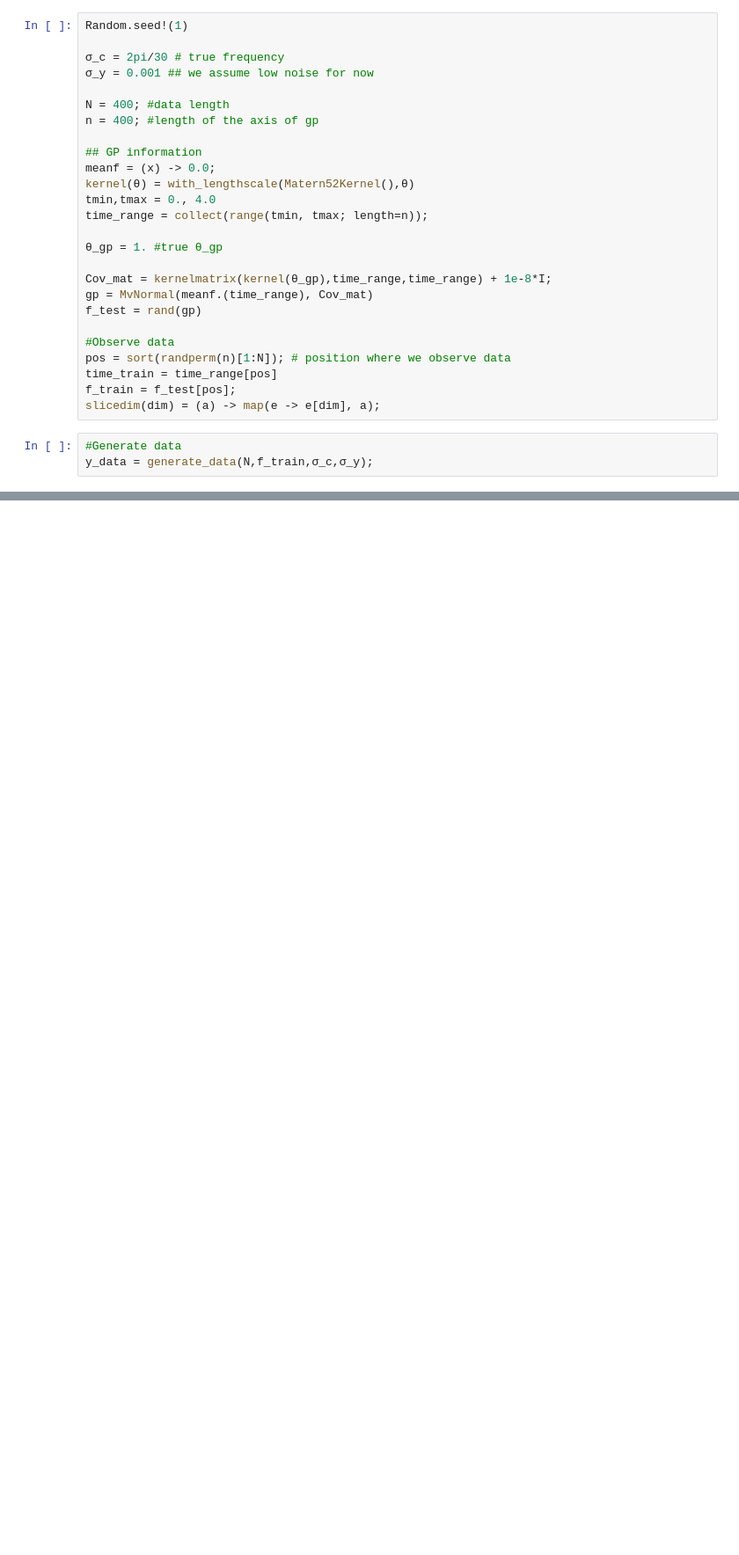
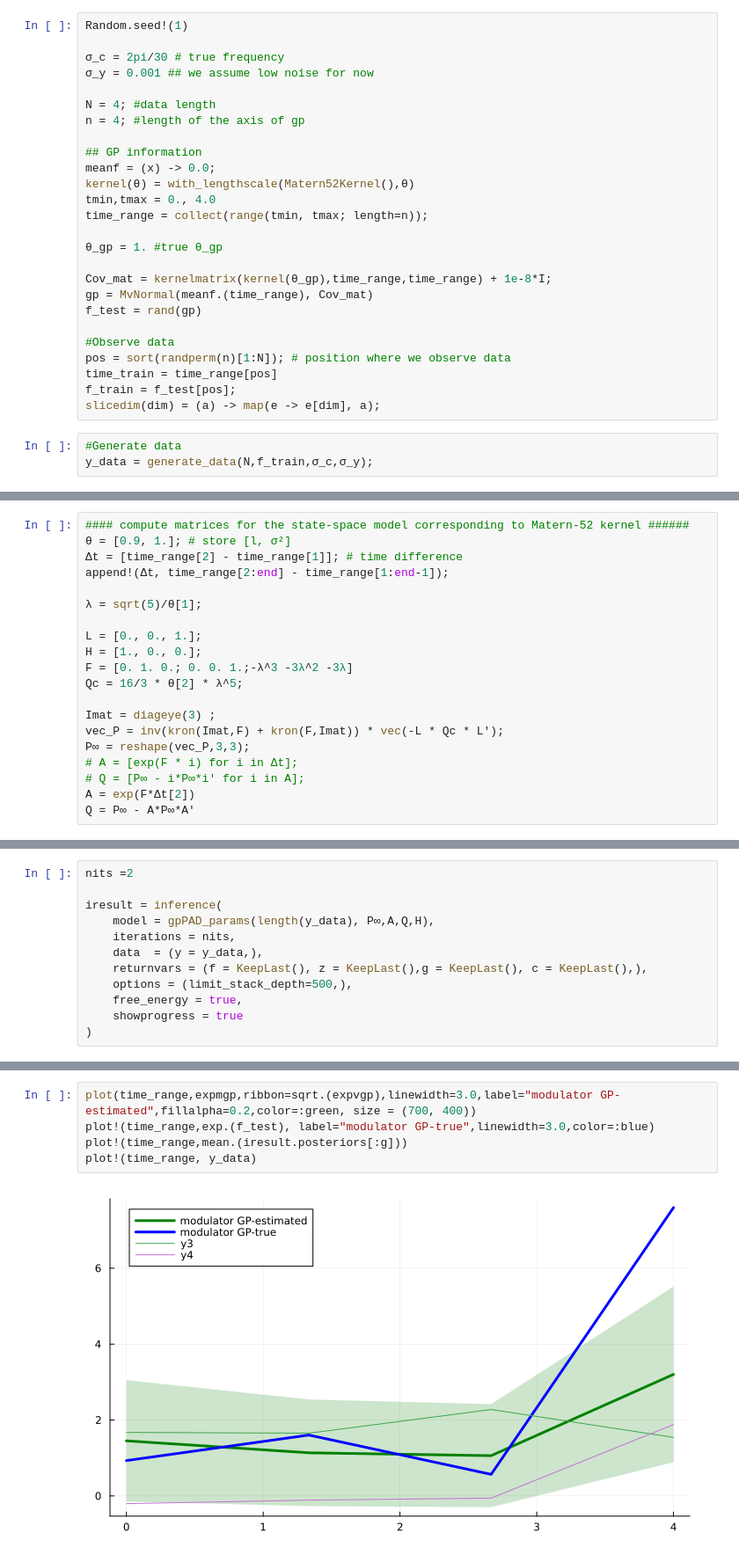
Before and after one commit to biaslab/GaussianProcessNode, a Jupyter notebook: LearnParamsGPSDE.ipynb, the cells around one changed output, grey strips where cells are left out. Shown at 88% size. Saved outputs shown, nothing was run; the diff lists cells and outputs as text; blank space fills up the shorter version.

Commit message:
update parameters learning

```diff
--- a/LearnParamsGPSDE.ipynb
+++ b/LearnParamsGPSDE.ipynb
@@ -29,8 +29,8 @@ Random.seed!(1)
 σ_c = 2pi/30 # true frequency
 σ_y = 0.001 ## we assume low noise for now
 
-N = 400; #data length
-n = 400; #length of the axis of gp
+N = 4; #data length
+n = 4; #length of the axis of gp
 
 ## GP information
 meanf = (x) -> 0.0;
@@ -526,3 +260,23 @@ end
         f_prev = f[i]
     end
 end
+# %%
+#### compute matrices for the state-space model corresponding to Matern-52 kernel ######
+θ = [0.9, 1.]; # store [l, σ²]
+Δt = [time_range[2] - time_range[1]]; # time difference
+append!(Δt, time_range[2:end] - time_range[1:end-1]);
+
+λ = sqrt(5)/θ[1];
+
+L = [0., 0., 1.];
+H = [1., 0., 0.];
+F = [0. 1. 0.; 0. 0. 1.;-λ^3 -3λ^2 -3λ]
+Qc = 16/3 * θ[2] * λ^5;
+
+Imat = diageye(3) ;
+vec_P = inv(kron(Imat,F) + kron(F,Imat)) * vec(-L * Qc * L');
+P∞ = reshape(vec_P,3,3);
+# A = [exp(F * i) for i in Δt];
+# Q = [P∞ - i*P∞*i' for i in A];
+A = exp(F*Δt[2])
+Q = P∞ - A*P∞*A'
@@ -528,0 +288,12 @@ end
+# %%
+nits =2
+
+iresult = inference(
+    model = gpPAD_params(length(y_data), P∞,A,Q,H),
+    iterations = nits,
+    data  = (y = y_data,),
+    returnvars = (f = KeepLast(), z = KeepLast(),g = KeepLast(), c = KeepLast(),),
+    options = (limit_stack_depth=500,),
+    free_energy = true,
+    showprogress = true
+)
@@ -529,3 +317,10 @@ end
+# %%
+plot(time_range,expmgp,ribbon=sqrt.(expvgp),linewidth=3.0,label="modulator GP-estimated",fillalpha=0.2,color=:green, size = (700, 400))
+plot!(time_range,exp.(f_test), label="modulator GP-true",linewidth=3.0,color=:blue)
+plot!(time_range,mean.(iresult.posteriors[:g]))
+plot!(time_range, y_data)
+# %% [output]
+[figure, added]
 # %%
 function compute_F(logλ)
     F = [0. 1. 0.; 0. 0. 1.;-exp(logλ[])^3 -3exp(logλ[])^2 -3exp(logλ[])]
```
Also changed, not shown: parts of 21 cells of this notebook.
